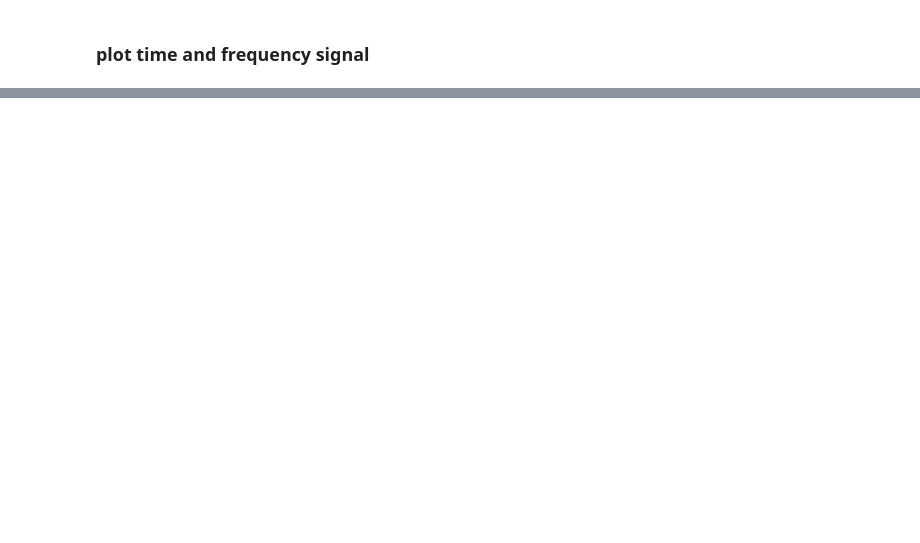
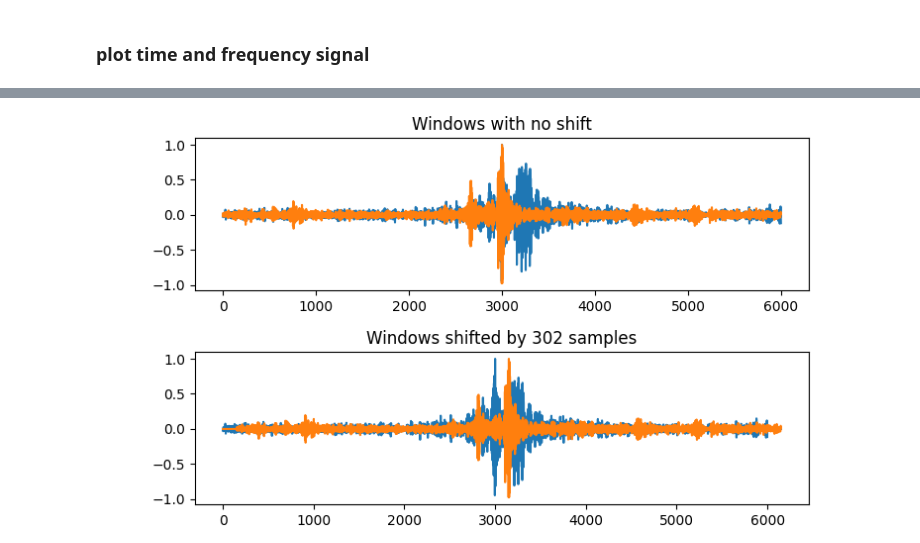
Before and after one commit to bil/watch-calibration, a Jupyter notebook: notebooks/Watch Calibration.ipynb, the cells around one changed output, grey strips where cells are left out. Saved outputs shown, nothing was run; the diff lists cells and outputs as text; code cells hidden in the pictures; blank space fills up the shorter version.

```diff
--- a/notebooks/Watch Calibration.ipynb
+++ b/notebooks/Watch Calibration.ipynb
@@ -162,0 +170,18 @@ ideal last click time: 59.4096
+# %%
+# pick two random tick windows
+win1 = random.choice(wc.audio_wins)
+win2 = random.choice(wc.audio_wins)
+
+# normalize the windows
+win1 = wc._normalize(win1)
+win2 = wc._normalize(win2)
+
+# determine the shift between the windows
+shift = wc._corr_wins(win1, win2)
+
+# plot the original and shifted windows
+wc.plot_wins(win1, win2, title="Windows with no shift")
+wc.plot_wins(win1, win2, shift_amt=shift, title=f"Windows shifted by {shift} samples")
+# %% [output]
+[figure, added]
+[figure, added]
```
Also changed, not shown: parts of 41 cells of this notebook, 7 other files.
